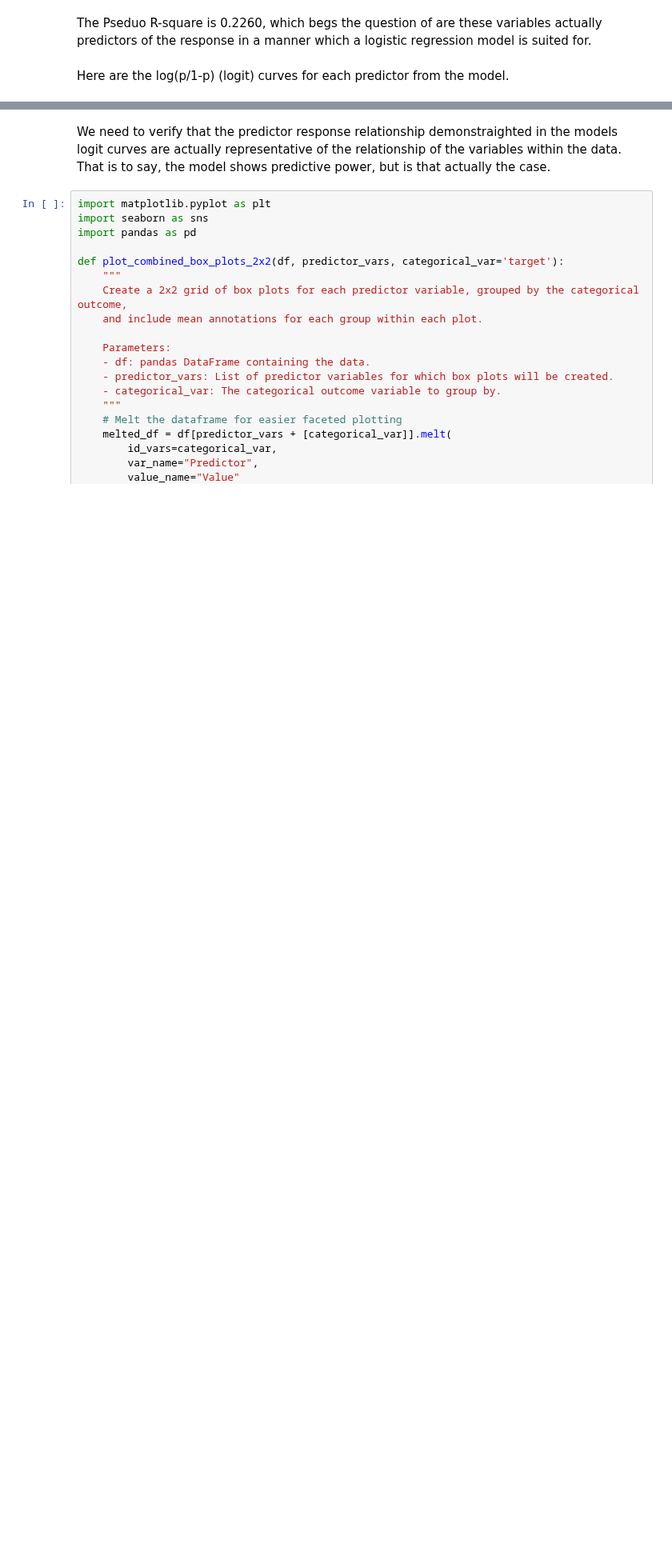
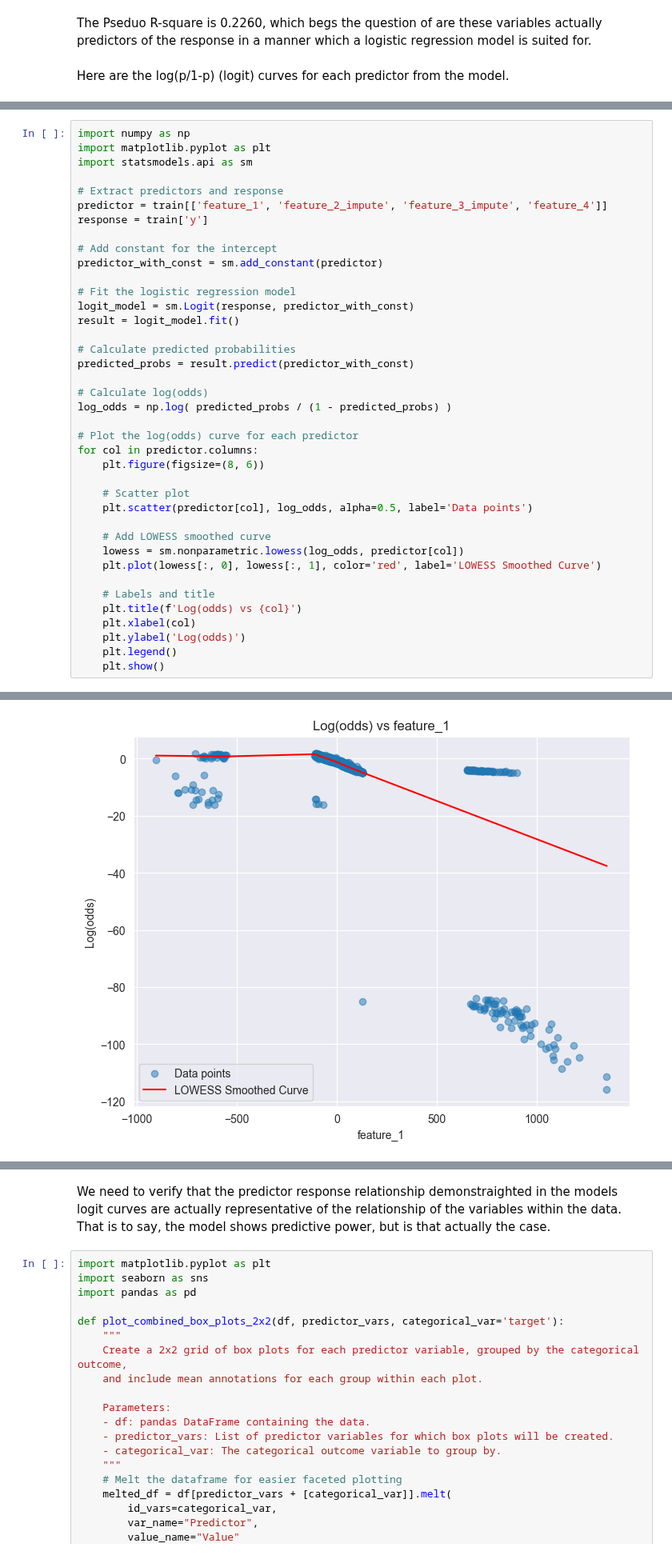
Before and after one commit to Jacob-J-Richards/DS_DA_Projects, a Jupyter notebook: 90+_DaysPastDue/90+DPD_narrative.ipynb, the cells around one changed output, grey strips where cells are left out. Shown at 80% size. Saved outputs shown, nothing was run; the diff lists cells and outputs as text; blank space fills up the shorter version.

```diff
--- a/90+_DaysPastDue/90+DPD_narrative.ipynb
+++ b/90+_DaysPastDue/90+DPD_narrative.ipynb
@@ -180,0 +118,40 @@ plot_logit_curve_with_smoother(result, predictor, 'feature_4')
+# %%
+import numpy as np
+import matplotlib.pyplot as plt
+import statsmodels.api as sm
+
+# Extract predictors and response
+predictor = train[['feature_1', 'feature_2_impute', 'feature_3_impute', 'feature_4']]
+response = train['y']
+
+# Add constant for the intercept
+predictor_with_const = sm.add_constant(predictor)
+
+# Fit the logistic regression model
+logit_model = sm.Logit(response, predictor_with_const)
+result = logit_model.fit()
+
+# Calculate predicted probabilities
+predicted_probs = result.predict(predictor_with_const)
+
+# Calculate log(odds)
+log_odds = np.log( predicted_probs / (1 - predicted_probs) )
+
+# Plot the log(odds) curve for each predictor
+for col in predictor.columns:
+    plt.figure(figsize=(8, 6))
+
+    # Scatter plot
+    plt.scatter(predictor[col], log_odds, alpha=0.5, label='Data points')
+
+    # Add LOWESS smoothed curve
+    lowess = sm.nonparametric.lowess(log_odds, predictor[col])
+    plt.plot(lowess[:, 0], lowess[:, 1], color='red', label='LOWESS Smoothed Curve')
+
+    # Labels and title
+    plt.title(f'Log(odds) vs {col}')
+    plt.xlabel(col)
+    plt.ylabel('Log(odds)')
+    plt.legend()
+    plt.show()
+# %% [output]
@@ -180,0 +161 @@ plot_logit_curve_with_smoother(result, predictor, 'feature_4')
+[figure, added]
```
Also changed, not shown: parts of 29 cells of this notebook, 5 other files.
